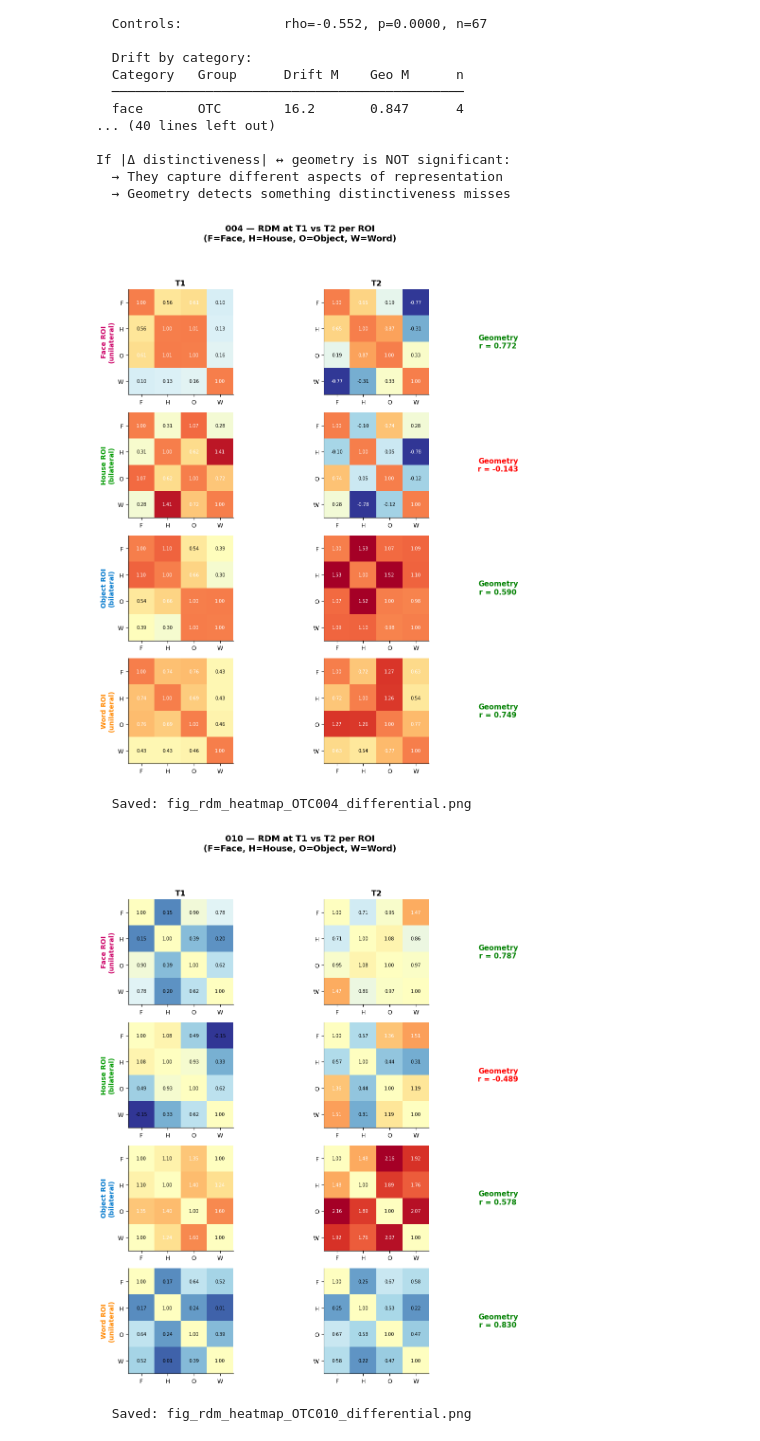
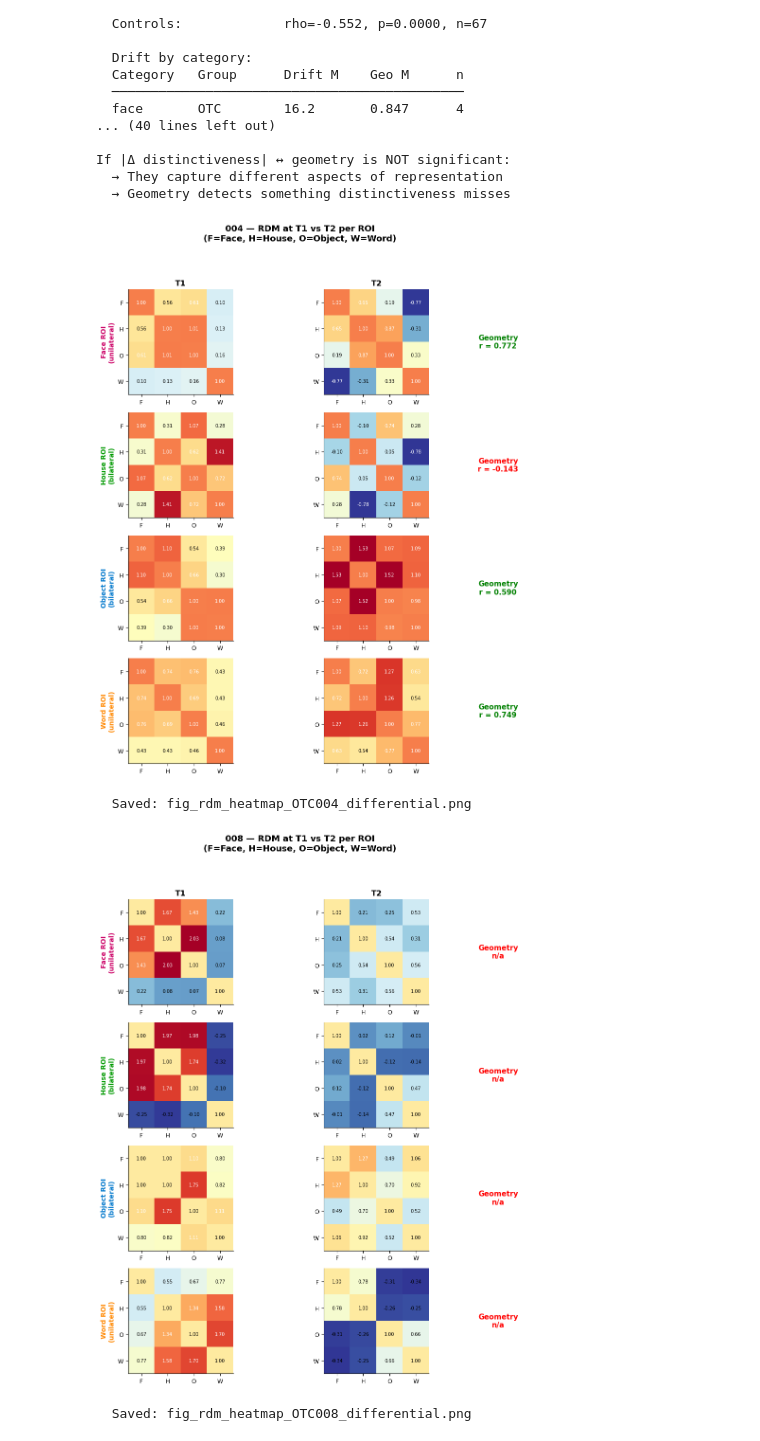
Before and after one commit to cnsimmons/sym_pt, a Jupyter notebook: C_Figures/04_geometry.ipynb, the cells around one changed output. Cells and saved outputs as stored; diff of their text form; code cells hidden in the pictures.

```diff
--- a/C_Figures/04_geometry.ipynb
+++ b/C_Figures/04_geometry.ipynb
@@ -1308,7 +1308,7 @@ else:
     df_pw = pd.read_csv(pair_sphere_file)
     df_pw = df_pw[df_pw['category'].isin(CATEGORIES)]
     df_pw = df_pw[~df_pw['subject_id'].isin(EXCLUDE)]
-    df_pw = df_pw[~df_pw['subject'].str.contains('017|008')]
+    df_pw = df_pw[~df_pw['subject'].str.contains('017')]
 
     # Identify longitudinal subjects
     ses_c = df_pw.groupby('subject_id')['session'].nunique()
@@ -1424,32 +1424,32 @@ else:
                     ax.set_yticks([])
 
                 if row_idx == 0:
                     ax.set_title(tp, fontsize=12, fontweight='bold')
                 if col_idx == 0:
                     ax.set_ylabel(f'{roi_cat.title()} ROI\n({cat_type})',
                                    fontsize=10, fontweight='bold',
                                    color=CAT_COLORS[roi_cat])
 
             # Third column: geometry value
             ax_geo = axes[row_idx, 2]
             ax_geo.axis('off')
             geo_color = 'green' if len(geo_val) > 0 and geo_val.values[0] > 0.5 else \
                         'orange' if len(geo_val) > 0 and geo_val.values[0] > 0 else 'red'
             ax_geo.text(0.5, 0.5, f'Geometry\n{geo_str}',
                         ha='center', va='center', fontsize=11,
                         fontweight='bold', color=geo_color,
                         transform=ax_geo.transAxes)
 
         plt.suptitle(f'{short_name(sub_code)} — RDM at T1 vs T2 per ROI\n'
                      f'(F=Face, H=House, O=Object, W=Word)',
                      fontsize=13, fontweight='bold')
         plt.tight_layout(rect=[0, 0, 1, 0.94])
         plt.savefig(str(FIG_DIR / f'fig_rdm_heatmap_{sub_code}_{COPE_SET}.png'),
                     dpi=200, bbox_inches='tight')
         plt.show()
         print(f'  Saved: fig_rdm_heatmap_{sub_code}_{COPE_SET}.png')
 # %% [output]
 [figure]
   Saved: fig_rdm_heatmap_OTC004_differential.png
-[figure, old version]
+[figure, new version]
-  Saved: fig_rdm_heatmap_OTC010_differential.png
+  Saved: fig_rdm_heatmap_OTC008_differential.png
```
Also changed, not shown: parts of 5 cells of this notebook.
